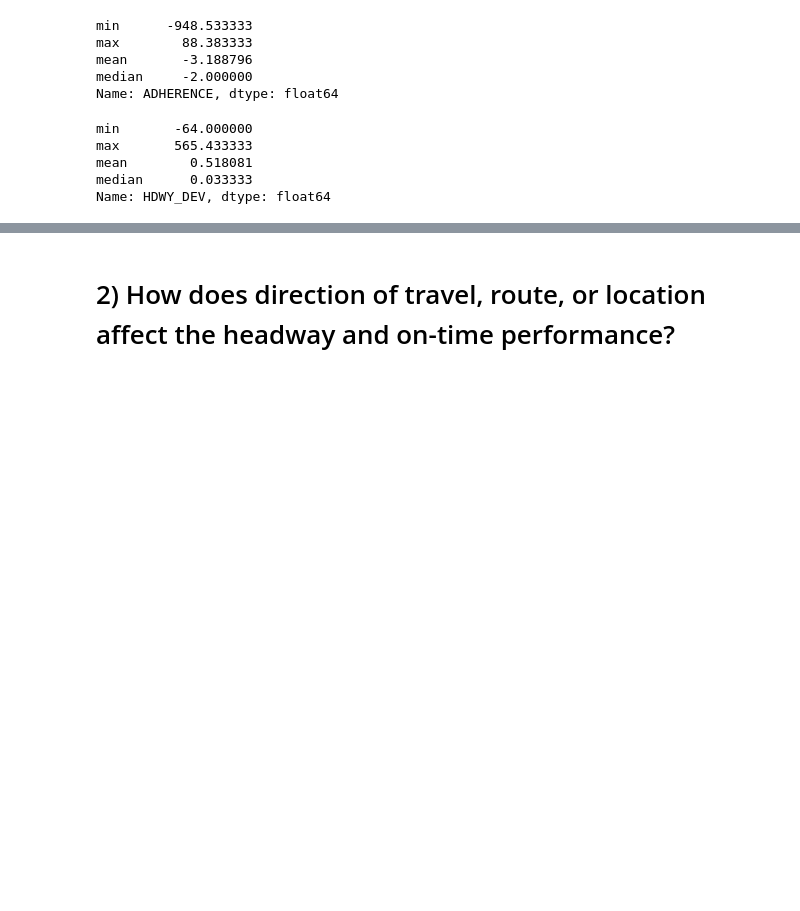
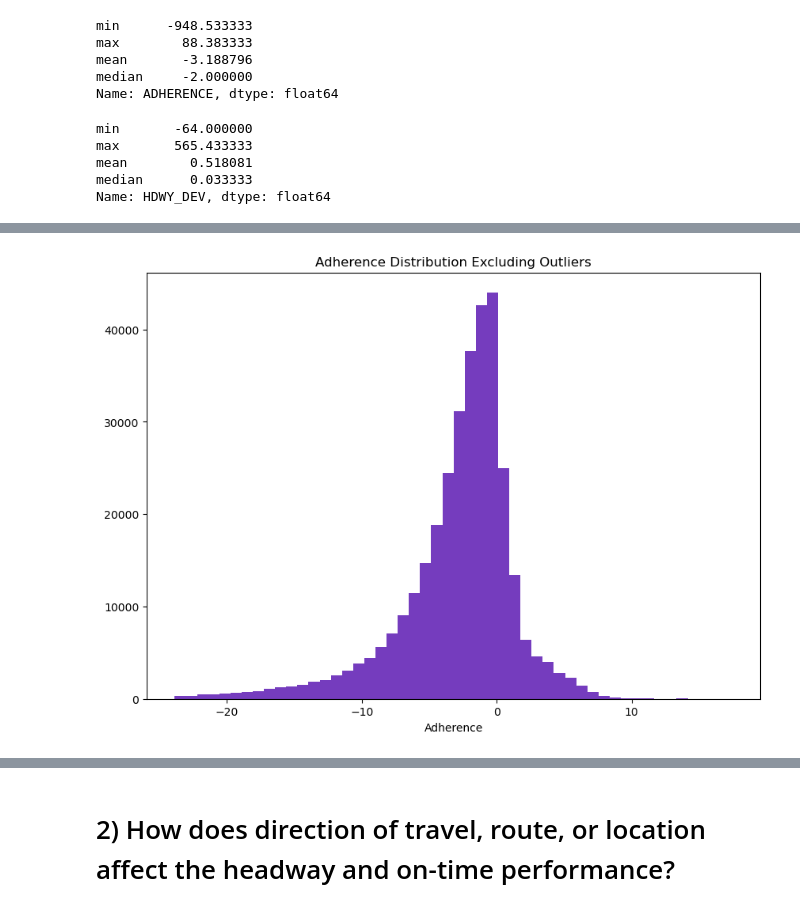
Before and after one commit to NSS-Data-Analytics-Cohort-11/wego-caesars-legion, a Jupyter notebook: notebooks/wego-derekbeistad-caesars-legion.ipynb, the cells around one changed output, grey strips where cells are left out. Cells and saved outputs as stored; diff of their text form; code cells hidden in the pictures; blank space fills up the shorter version.

```diff
--- a/notebooks/wego-derekbeistad-caesars-legion.ipynb
+++ b/notebooks/wego-derekbeistad-caesars-legion.ipynb
@@ -154,3 +174,17 @@ ax.set(
+# %%
+plt.figure(figsize=(10,7))
+plt.hist(wego[wego['ADHERENCE'].between(ad_mean - ad_std*3,
+                                   ad_mean + ad_std*3,
+                                   inclusive='both')]['ADHERENCE'],
+         bins=50,
+         color= [colors['p']]
+         )
+
+plt.title('Adherence Distribution Excluding Outliers')
+plt.xlabel('Adherence')
+# plt.savefig('../graphs/adherence-distribution')
+# %% [output]
+[figure, added]
 # %%
 # Calculate Headway Deviation mean and standard deviation
 hd_mean = wego['HDWY_DEV'].mean()
```
Also changed, not shown: parts of 39 cells of this notebook, 20 other files.
